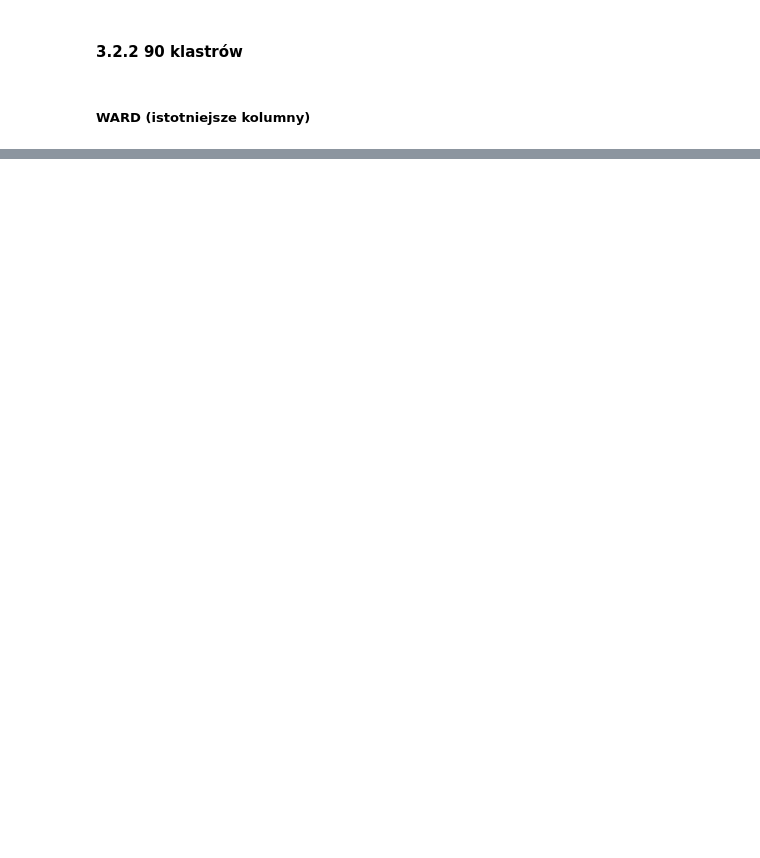
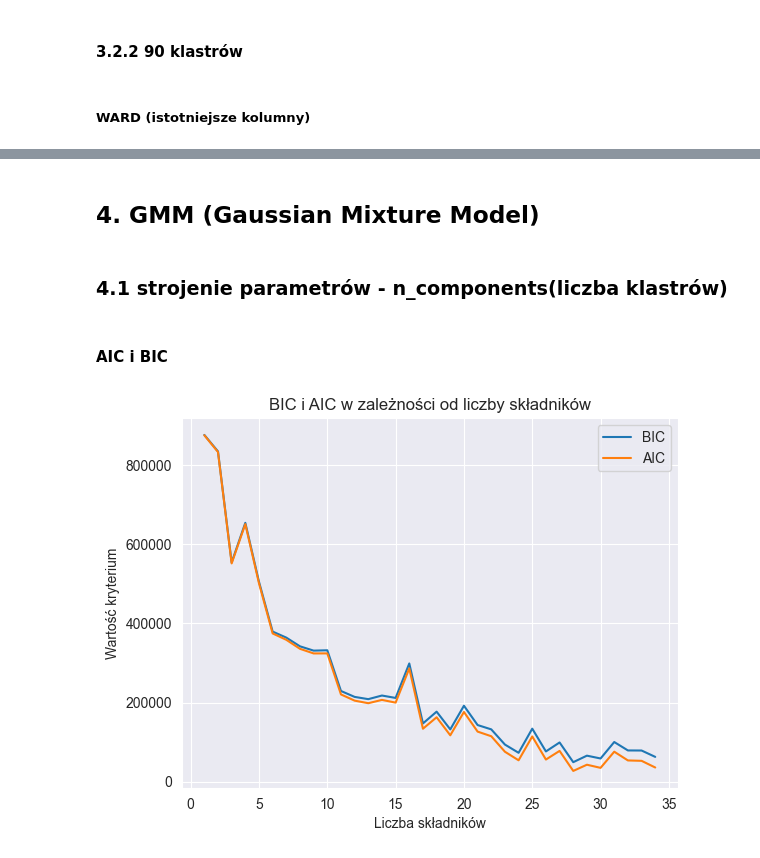
Before and after one commit to AristocratesJ/New-York-Airbnb-Clustering-Task, a Jupyter notebook: final_models/final_models.ipynb, the cells around one changed output, grey strips where cells are left out. Drawn from its saved outputs; the diff is of its cells as text; code cells hidden in the pictures; blank space fills up the shorter version.

Commit message:
add GMM model

```diff
--- a/final_models/final_models.ipynb
+++ b/final_models/final_models.ipynb
@@ -1093,3 +1104,5 @@ fig.update_layout(showlegend = True)
 fig.show()
 # %% [output]
 [interactive output not drawn]
+# %% [markdown]
+## 4. GMM (Gaussian Mixture Model)
@@ -1095,0 +1111,17 @@ fig.show()
+# %% [markdown]
+### 4.1 strojenie parametrów - n_components(liczba klastrów)
+# %% [markdown]
+#### AIC i BIC
+# %%
+n_components = np.arange(1, 35)
+models = [GaussianMixture(n, covariance_type='full', random_state=42).fit(X) for n in n_components]
+
+plt.plot(n_components, [m.bic(X) for m in models], label='BIC')
+plt.plot(n_components, [m.aic(X) for m in models], label='AIC')
+plt.legend(loc='best')
+plt.xlabel('Liczba składników')
+plt.ylabel('Wartość kryterium')
+plt.title('BIC i AIC w zależności od liczby składników')
+plt.show()
+# %% [output]
+[figure, added]
```
Also changed, not shown: parts of 28 cells of this notebook.
